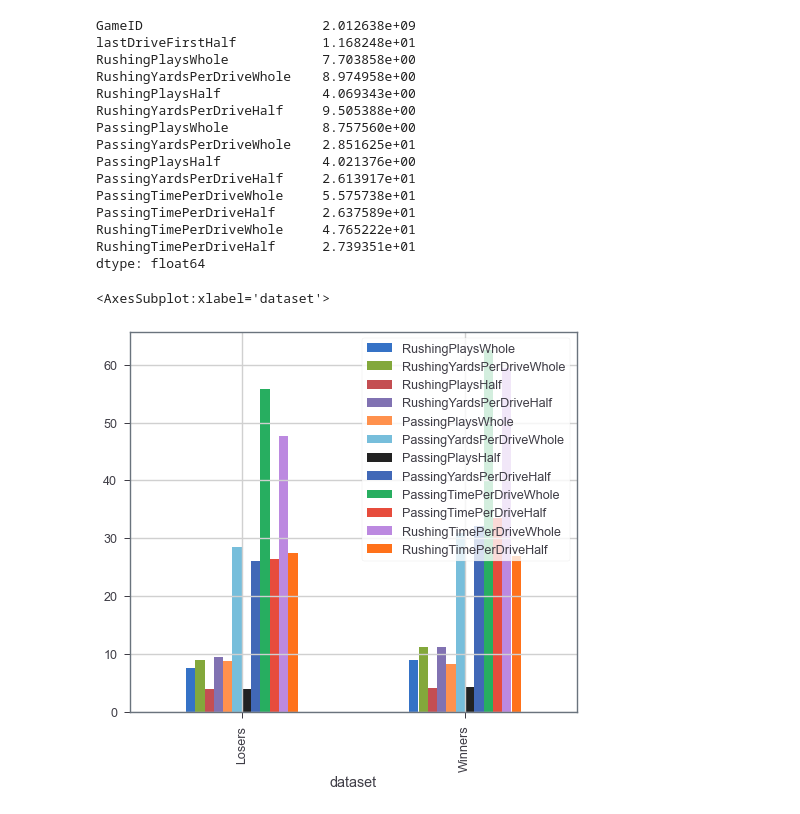
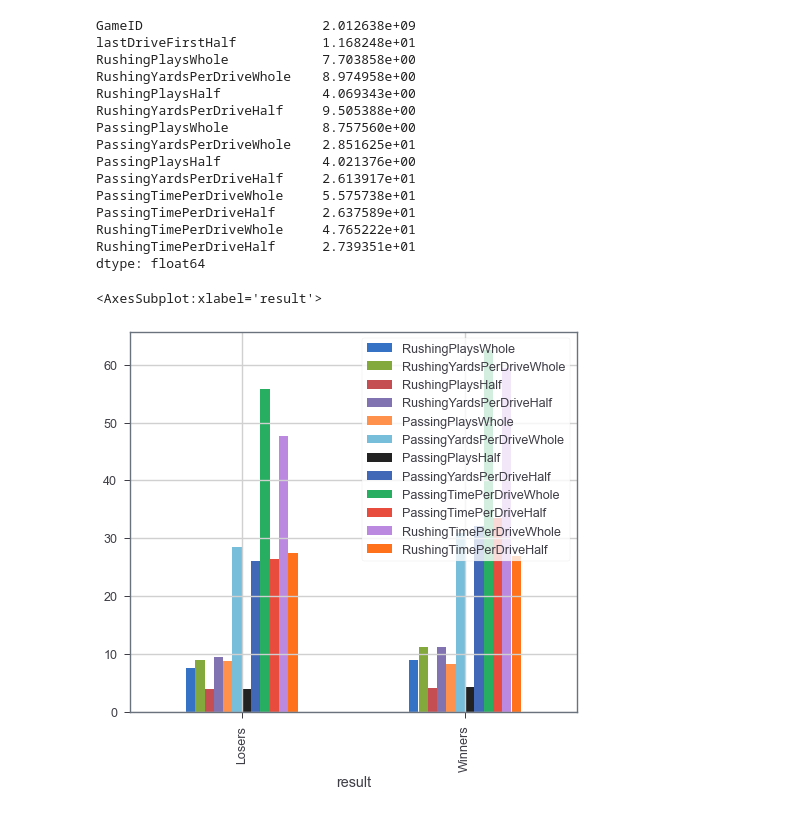
Before and after one commit to Mitchel-Smith/ITCS6162, a Jupyter notebook: NFL2016Analysis.ipynb, the cells around one changed output. Saved outputs shown, nothing was run; the diff lists cells and outputs as text; code cells hidden in the pictures.

Commit message:
Graph Organization and some Next Steps

```diff
--- a/NFL2016Analysis.ipynb
+++ b/NFL2016Analysis.ipynb
@@ -793,12 +793,13 @@ PassingTimePerDriveHalf      2.637589e+01
 RushingTimePerDriveWhole     4.765222e+01
 RushingTimePerDriveHalf      2.739351e+01
 dtype: float64
-# %%
-Combined = pd.concat([NFLWinners.assign(dataset='Winners'), NFLLosers.assign(dataset='Losers')])
-Combined = Combined.drop(["LosingTeam", "WinningTeam"], axis=1)
-CombinedAverages = Combined.groupby("dataset").mean()
-CombinedAverages = CombinedAverages.drop(["GameID", "lastDriveFirstHalf"], axis=1)
-CombinedAverages.plot.bar()
-# %% [output]
-<AxesSubplot:xlabel='dataset'>
-[figure, removed]
+# %%
+Combined = pd.concat([NFLWinners.assign(result='Winners'), NFLLosers.assign(result='Losers')])
+Combined = Combined.drop(["LosingTeam", "WinningTeam"], axis=1)
+# %%
+CombinedAveragesGroup = Combined.groupby("result").mean()
+CombinedAveragesGroup = CombinedAveragesGroup.drop(["GameID", "lastDriveFirstHalf"], axis=1)
+CombinedAveragesGroup.plot.bar()
+# %% [output]
+<AxesSubplot:xlabel='result'>
+[figure, added]
```
Also changed, not shown: parts of 4 cells of this notebook, 1 other file.
